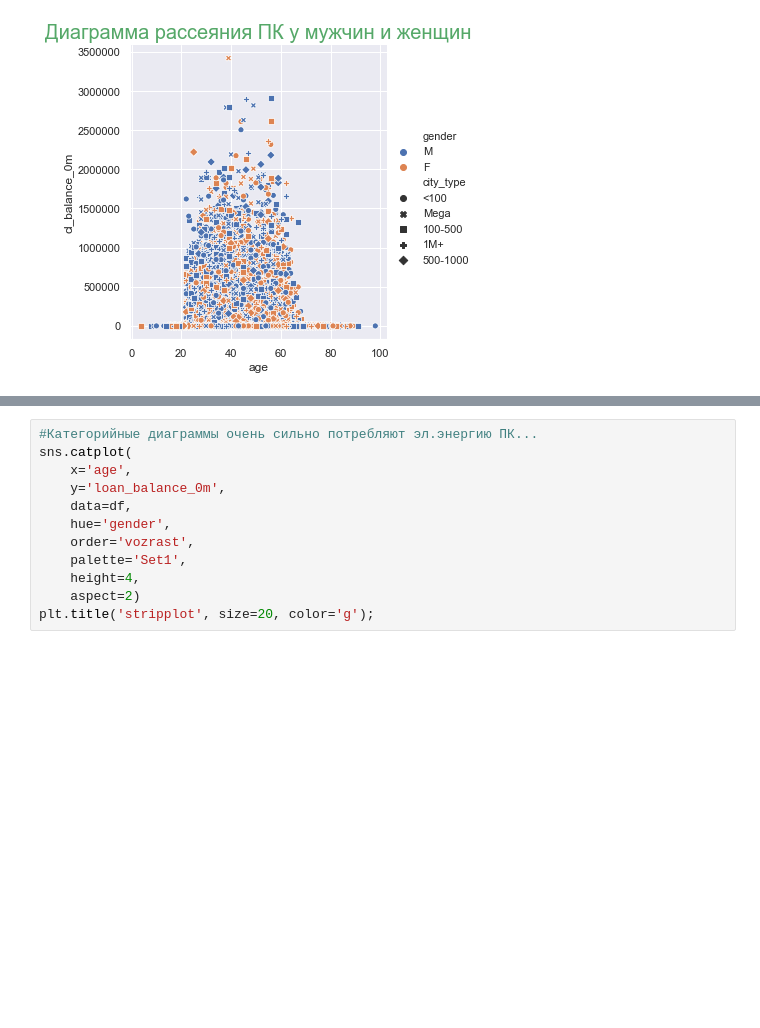
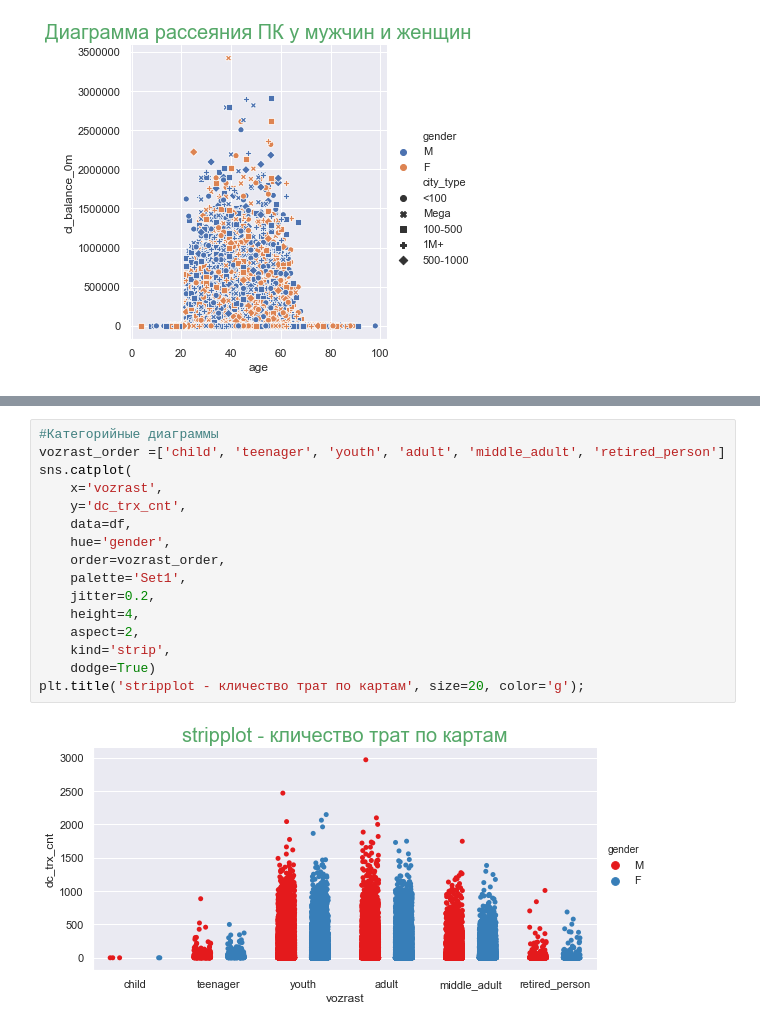
Before and after one commit to netyaga-swetlana/DA_school_Swetanet, a Jupyter notebook: Cluster_Netyaga.ipynb, the cells around one changed output, grey strips where cells are left out. Cells and saved outputs as stored; diff of their text form; blank space fills up the shorter version.

```diff
--- a/Cluster_Netyaga.ipynb
+++ b/Cluster_Netyaga.ipynb
@@ -333,14 +339,20 @@ sns.relplot(
 # %%
-#Категорийные диаграммы очень сильно потребляют эл.энергию ПК...
+#Категорийные диаграммы
+vozrast_order =['child', 'teenager', 'youth', 'adult', 'middle_adult', 'retired_person']
 sns.catplot(
-    x='age',
-    y='loan_balance_0m',
+    x='vozrast',
+    y='dc_trx_cnt',
     data=df,
     hue='gender',
-    order='vozrast',
+    order=vozrast_order,
     palette='Set1',
+    jitter=0.2,
     height=4,
-    aspect=2)
-plt.title('stripplot', size=20, color='g');
+    aspect=2,
+    kind='strip',
+    dodge=True)
+plt.title('stripplot - кличество трат по картам', size=20, color='g');
+# %% [output]
+[figure, added]
 # %%
 sns.catplot(
```
Also changed, not shown: parts of 15 cells of this notebook.
